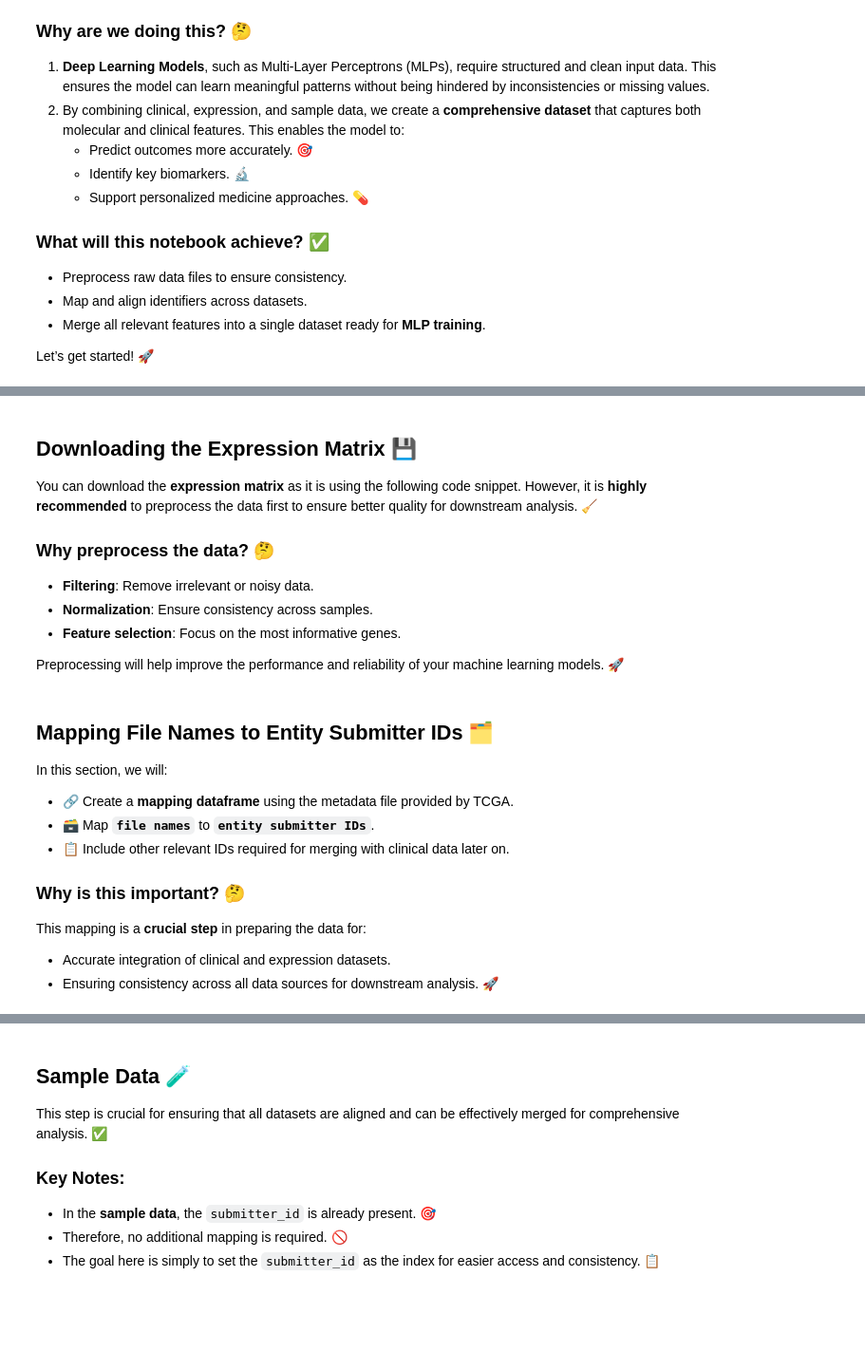
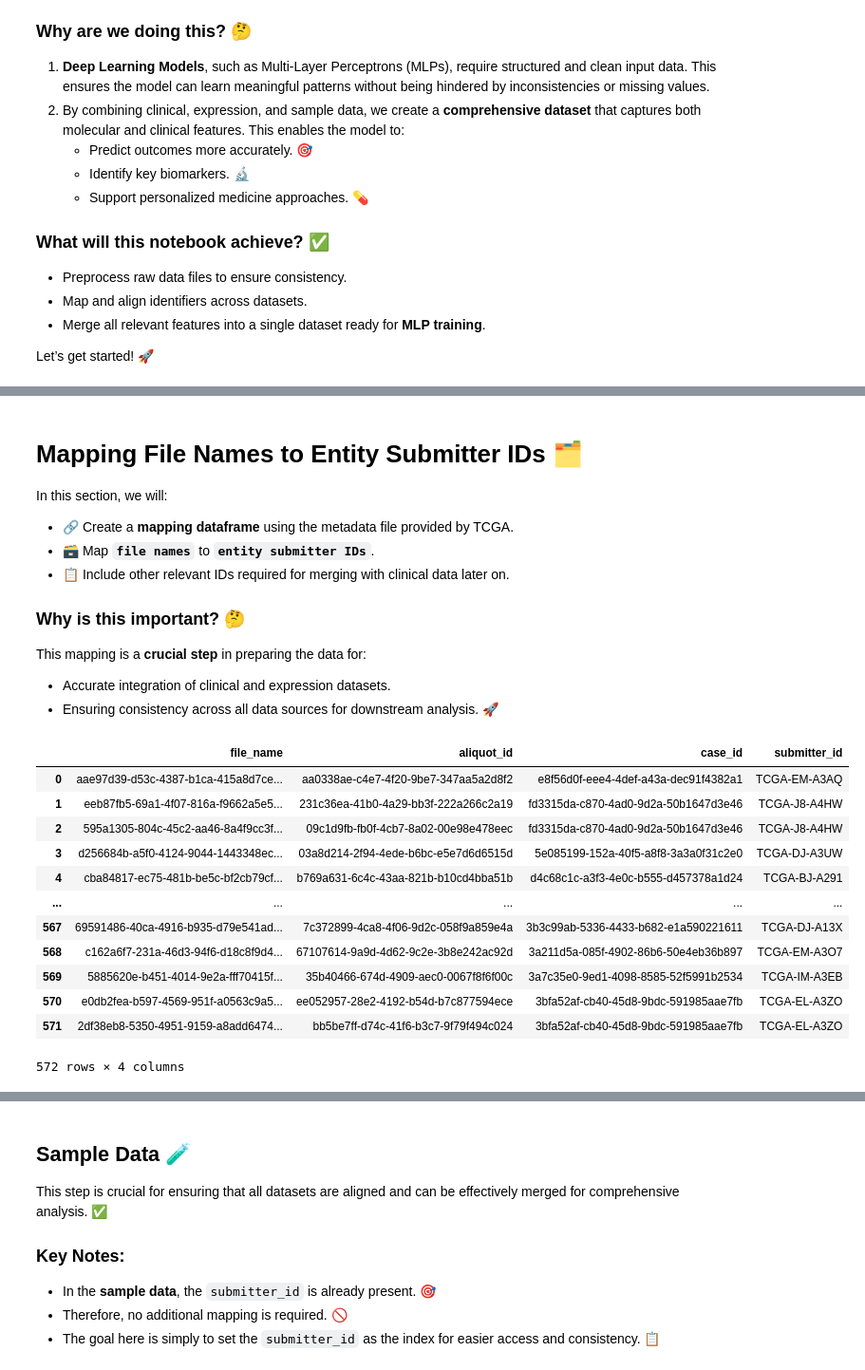
Before and after one commit to elodiehusson/Deep-Learning-Project, a Jupyter notebook: script/Fusion_Filter_Data.ipynb, the cells around one changed output, grey strips where cells are left out. Shown: that part at 95% size. Cells and saved outputs as stored; diff of their text form; code cells hidden in the pictures; blank space fills up the shorter version.

```diff
--- a/script/Fusion_Filter_Data.ipynb
+++ b/script/Fusion_Filter_Data.ipynb
@@ -74,11 +49,0 @@ expr_matrix
-# %% [markdown]
-## Downloading the Expression Matrix 💾
-
-You can download the **expression matrix** as it is using the following code snippet. However, it is **highly recommended** to preprocess the data first to ensure better quality for downstream analysis. 🧹
-
-### Why preprocess the data? 🤔
-- **Filtering**: Remove irrelevant or noisy data.
-- **Normalization**: Ensure consistency across samples.
-- **Feature selection**: Focus on the most informative genes.
-
-Preprocessing will help improve the performance and reliability of your machine learning models. 🚀
@@ -87,5 +50,5 @@ Preprocessing will help improve the performance and reliability of your machine
 # %% [markdown]
-## Mapping File Names to Entity Submitter IDs 🗂️
+# Mapping File Names to Entity Submitter IDs 🗂️
 
 In this section, we will:
 
@@ -100,31 +63,45 @@ This mapping is a **crucial step** in preparing the data for:
 # %%
 #mapping from metadata case_id to case submitter_id
 with open("../data/metadata.cart.2025-11-25.json") as f:
     meta = json.load(f)
 
 rows = []
 
 for entry in meta:
     file_name = entry["file_name"]
     file_id = entry["file_id"]
 
     ent = entry["associated_entities"][0]
 
     aliquot_id = ent["entity_id"]
     case_id = ent["case_id"]
     submitter_id = ent["entity_submitter_id"].split("-")[0:3]
     submitter_id = "-".join(submitter_id)
 
     rows.append({
         "file_name": file_name,
         "aliquot_id": aliquot_id,
         "case_id": case_id,
         "submitter_id": submitter_id
     })
 
 map_df = pd.DataFrame(rows)
 
 #Use this command to download the .csv file of the mapping dataframe (dictionnary)
-#map_df.to_csv("metadata_mapping.csv", index=False)
+map_df.to_csv("metadata_mapping.csv", index=False)
 
 map_df
+# %% [output]
+|  | file_name | aliquot_id | case_id | submitter_id |
+| 0 | aae97d39-d53c-4387-b1ca-415a8d7ce... | aa0338ae-c4e7-4f20-9be7-347aa5a2d8f2 | e8f56d0f-eee4-4def-a43a-dec91f4382a1 | TCGA-EM-A3AQ |
+| 1 | eeb87fb5-69a1-4f07-816a-f9662a5e5... | 231c36ea-41b0-4a29-bb3f-222a266c2a19 | fd3315da-c870-4ad0-9d2a-50b1647d3e46 | TCGA-J8-A4HW |
+| 2 | 595a1305-804c-45c2-aa46-8a4f9cc3f... | 09c1d9fb-fb0f-4cb7-8a02-00e98e478eec | fd3315da-c870-4ad0-9d2a-50b1647d3e46 | TCGA-J8-A4HW |
+| 3 | d256684b-a5f0-4124-9044-1443348ec... | 03a8d214-2f94-4ede-b6bc-e5e7d6d6515d | 5e085199-152a-40f5-a8f8-3a3a0f31c2e0 | TCGA-DJ-A3UW |
+| 4 | cba84817-ec75-481b-be5c-bf2cb79cf... | b769a631-6c4c-43aa-821b-b10cd4bba51b | d4c68c1c-a3f3-4e0c-b555-d457378a1d24 | TCGA-BJ-A291 |
+| ... | ... | ... | ... | ... |
+| 567 | 69591486-40ca-4916-b935-d79e541ad... | 7c372899-4ca8-4f06-9d2c-058f9a859e4a | 3b3c99ab-5336-4433-b682-e1a590221611 | TCGA-DJ-A13X |
+| 568 | c162a6f7-231a-46d3-94f6-d18c8f9d4... | 67107614-9a9d-4d62-9c2e-3b8e242ac92d | 3a211d5a-085f-4902-86b6-50e4eb36b897 | TCGA-EM-A3O7 |
+| 569 | 5885620e-b451-4014-9e2a-fff70415f... | 35b40466-674d-4909-aec0-0067f8f6f00c | 3a7c35e0-9ed1-4098-8585-52f5991b2534 | TCGA-IM-A3EB |
+| 570 | e0db2fea-b597-4569-951f-a0563c9a5... | ee052957-28e2-4192-b54d-b7c877594ece | 3bfa52af-cb40-45d8-9bdc-591985aae7fb | TCGA-EL-A3ZO |
+| 571 | 2df38eb8-5350-4951-9159-a8add6474... | bb5be7ff-d74c-41f6-b3c7-9f79f494c024 | 3bfa52af-cb40-45d8-9bdc-591985aae7fb | TCGA-EL-A3ZO |
+572 rows × 4 columns
```
Also changed, not shown: parts of 21 cells of this notebook, 4 other files.
